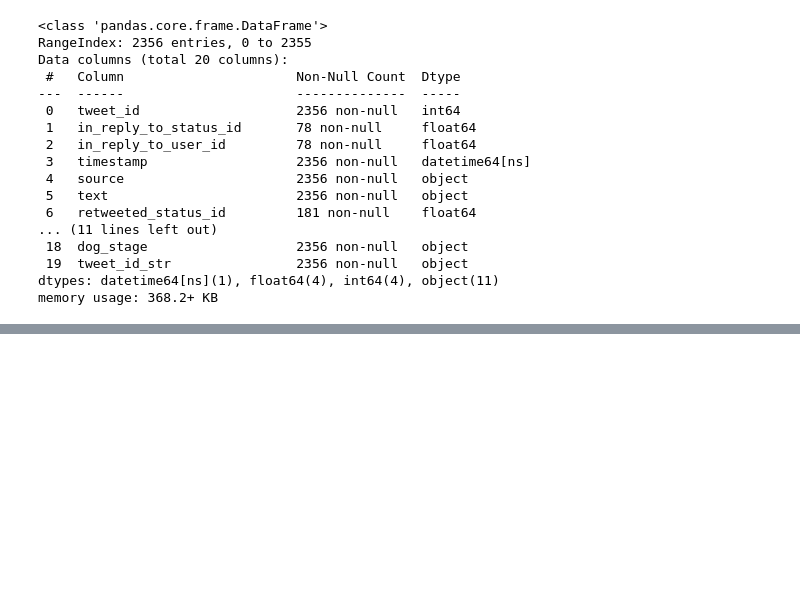
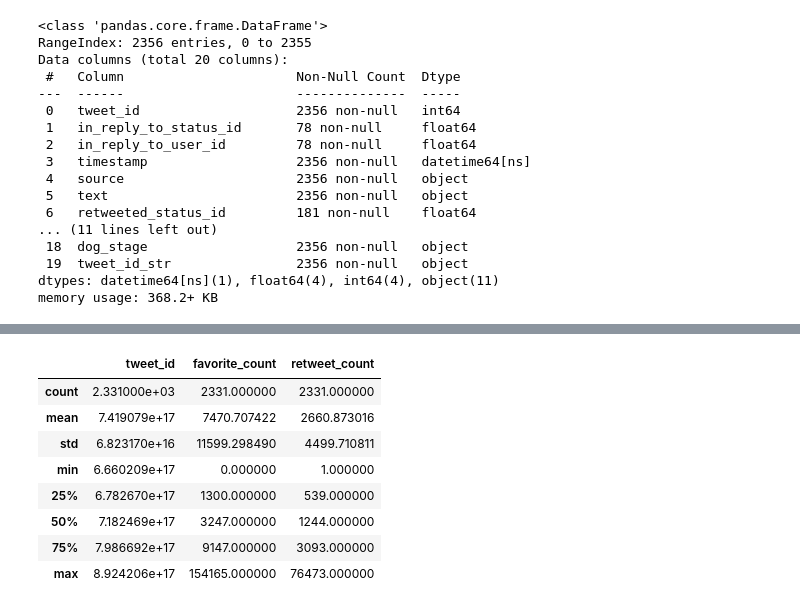
Before and after one commit to alf808/doggie-tweets, a Jupyter notebook: wrangle_act.ipynb, the cells around one changed output, grey strips where cells are left out. Cells and saved outputs as stored; diff of their text form; code cells hidden in the pictures; blank space fills up the shorter version.

```diff
--- a/wrangle_act.ipynb
+++ b/wrangle_act.ipynb
@@ -617,0 +633,12 @@ memory usage: 368.2+ KB
+# %%
+json_work.describe()
+# %% [output]
+|  | tweet_id | favorite_count | retweet_count |
+| count | 2.331000e+03 | 2331.000000 | 2331.000000 |
+| mean | 7.419079e+17 | 7470.707422 | 2660.873016 |
+| std | 6.823170e+16 | 11599.298490 | 4499.710811 |
+| min | 6.660209e+17 | 0.000000 | 1.000000 |
+| 25% | 6.782670e+17 | 1300.000000 | 539.000000 |
+| 50% | 7.182469e+17 | 3247.000000 | 1244.000000 |
+| 75% | 7.986692e+17 | 9147.000000 | 3093.000000 |
+| max | 8.924206e+17 | 154165.000000 | 76473.000000 |
```
Also changed, not shown: parts of 22 cells of this notebook.
